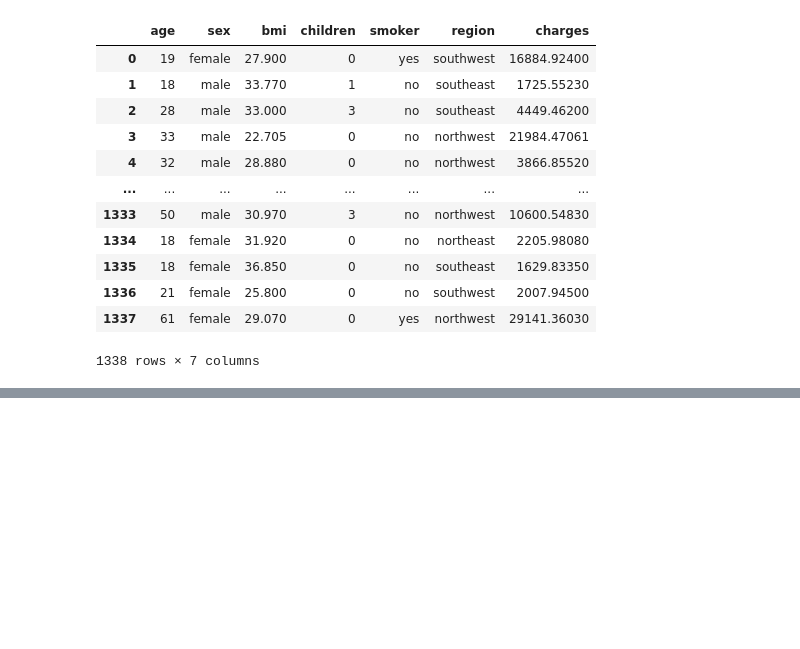
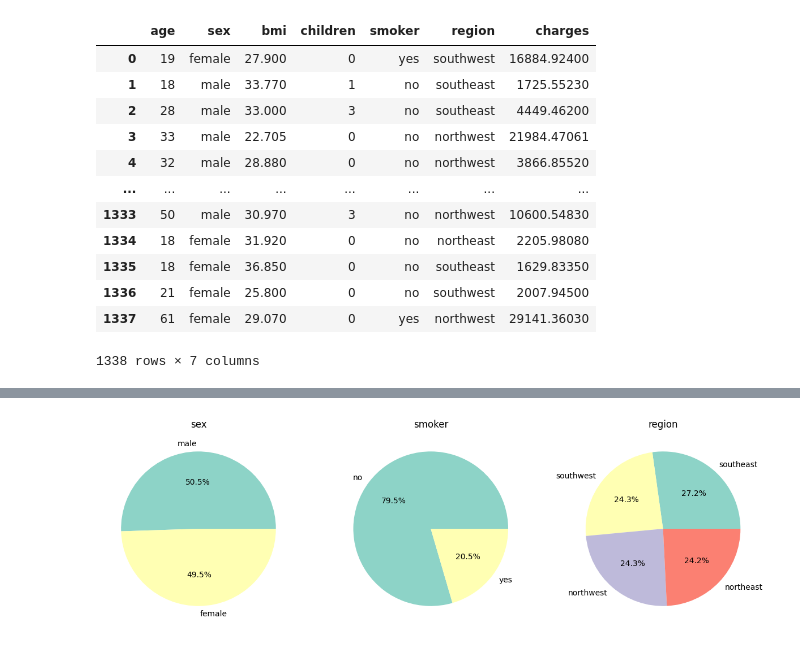
Before and after one commit to vishalgupta-git/Medical_Insurance_Cost_Prediction, a Jupyter notebook: notebook.ipynb, the cells around one changed output, grey strips where cells are left out. Saved outputs shown, nothing was run; the diff lists cells and outputs as text; code cells hidden in the pictures; blank space fills up the shorter version.

```diff
--- a/notebook.ipynb
+++ b/notebook.ipynb
@@ -30,0 +117,10 @@ df
+# %%
+fig,axes = plt.subplots(1,3,figsize=(15,5))
+axes = axes.flatten()
+for i, col in enumerate(df.select_dtypes(exclude='number').columns):
+    counts = df[col].value_counts()
+    axes[i].pie(counts.values, labels=counts.index, autopct='%1.1f%%',colors=plt.cm.Set3.colors[:len(counts)]
+)
+    axes[i].set_title(f'{col}')
+# %% [output]
+[figure, added]
```
Also changed, not shown: parts of 13 cells of this notebook.
